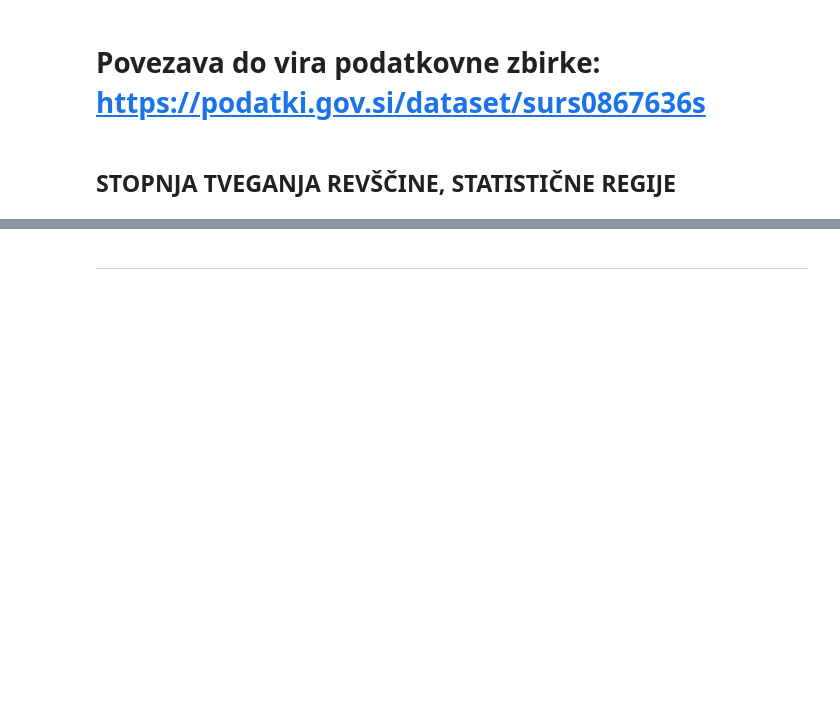
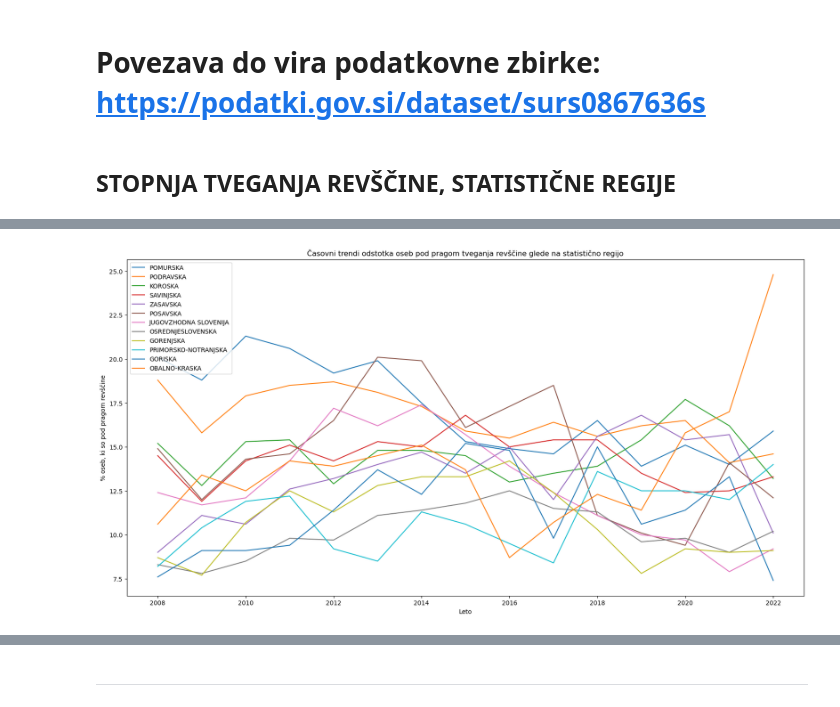
Before and after one commit to janljubic/PR22jlnfzkpmz, a Jupyter notebook: analiza/stopnja_tveganja_revscine/stopnja_tveganja_revscine.ipynb, the cells around one changed output, grey strips where cells are left out. Drawn from its saved outputs; the diff is of its cells as text; code cells hidden in the pictures; blank space fills up the shorter version.

Commit message:
Dodaj grafe za stopnjo tveganja revščine

```diff
--- a/analiza/stopnja_tveganja_revscine/stopnja_tveganja_revscine.ipynb
+++ b/analiza/stopnja_tveganja_revscine/stopnja_tveganja_revscine.ipynb
@@ -55,0 +50,6 @@ Index(['MERITVE', 'LETO', 'SLOVENIJA', 'POMURSKA', 'PODRAVSKA', 'KOROSKA',
+# %%
+# Pregled vseh stolpcev
+stopnja_tveganja_revscine = tveganje_revscine[tveganje_revscine['MERITVE'] == 'STOPNJA TVEGANJA REVSCINE (% OSEB)']
+st_oseb_pod_pragom = tveganje_revscine[tveganje_revscine['MERITVE'] == 'STEVILO OSEB POD PRAGOM TVEGANJA REVSCINE']
+
+stopnja_tveganja_revscine
@@ -56,3 +73,24 @@ Index(['MERITVE', 'LETO', 'SLOVENIJA', 'POMURSKA', 'PODRAVSKA', 'KOROSKA',
+# %%
+df = stopnja_tveganja_revscine
+df_trend = df.iloc[:, 3:]  # Podatki regij
+regije = df_trend.columns.tolist()
+
+df_trend['Leto'] = pd.to_datetime(df.iloc[:, 1], format='%Y') # Pretvorimo leto
+df_trend.set_index('Leto', inplace=True) # Leto nastavimo kot indeks
+
+plt.figure(figsize=(20,10))
+# Prikaz časovnih trendov za vsako regijo
+for regija in regije:
+    plt.plot(df_trend.index, df_trend[regija], label=regija)
+
+# Nastavitve grafa
+plt.xlabel('Leto')
+plt.ylabel('% oseb, ki so pod pragom revščine')
+plt.title('Časovni trendi odstotka oseb pod pragom tveganja revščine glede na statistično regijo')
+plt.legend(loc='upper left')
+plt.show()
+# %% [output]
+[figure, added]
 # %% [markdown]
 ![My Image](../../slike/statisticne_regije.png)
 # %% [markdown]
```
Also changed, not shown: parts of 8 cells of this notebook.
